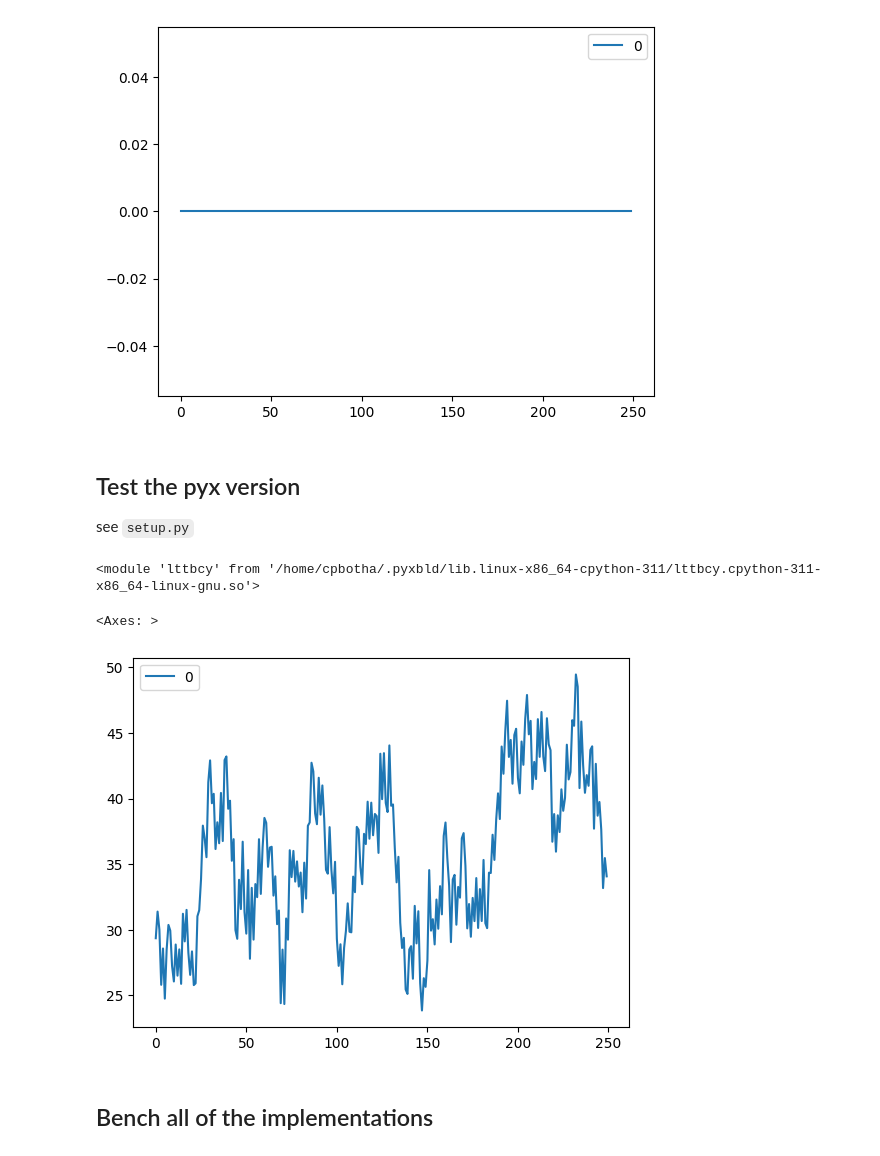
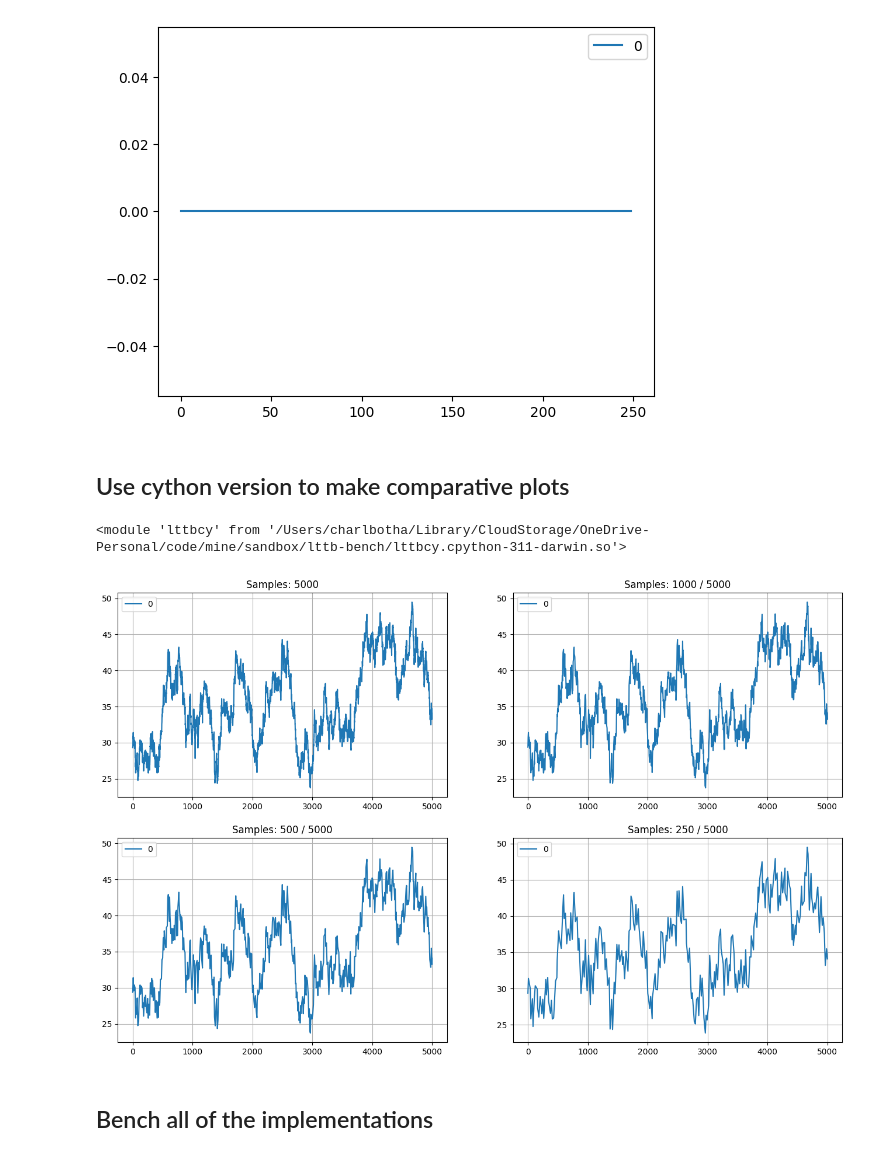
Before and after one commit to cpbotha/lttb-bench, a Jupyter notebook: drag_race_lttb.ipynb, the cells around one changed output. Drawn from its saved outputs; the diff is of its cells as text; code cells hidden in the pictures.

Commit message:
Make comparative plots

```diff
--- a/drag_race_lttb.ipynb
+++ b/drag_race_lttb.ipynb
@@ -162,21 +162,28 @@ pd.DataFrame(down_y - ny).plot()
 # %% [output]
 <Axes: >
 [figure]
-# %% [markdown]
-## Test the pyx version
-
-see `setup.py`
+# %% [markdown]
+## Use cython version to make comparative plots
 # %%
 import pandas as pd
+import matplotlib.pyplot as plt
+# first do: python setup.py build_ext --inplace
 import lttbcy
 # make sure this is the built version, and not the pyximported one
 print(lttbcy)
-down_x, down_y = lttbcy.downsample(x,y,THRESHOLD)
-pd.DataFrame(down_y).plot()
+
+# Create a 2x2 grid for the plots
+fig, axs = plt.subplots(2, 2, figsize=(16, 10))
+
+pd.DataFrame(y, index=x).plot(ax=axs[0,0], title=f"Samples: {len(x)}").grid()
+ax_idx = 1
+for thresh in [1000, 500, 250]:
+    down_x, down_y = lttbcy.downsample(x, y, thresh)
+    pd.DataFrame(down_y, index=down_x).plot(ax=axs[ax_idx // 2, ax_idx % 2], title=f"Samples: {thresh} / {len(x)}").grid()
+    ax_idx += 1
 # %% [output]
-<module 'lttbcy' from '/home/cpbotha/.pyxbld/lib.linux-x86_64-cpython-311/lttbcy.cpython-311-x86_64-linux-gnu.so'>
+<module 'lttbcy' from '/Users/charlbotha/Library/CloudStorage/OneDrive-Personal/code/mine/sandbox/lttb-bench/lttbcy.cpython-311-darwin.so'>
-<Axes: >
-[figure, old version]
+[figure, new version]
 # %% [markdown]
 ## Bench all of the implementations
 # %%
```
